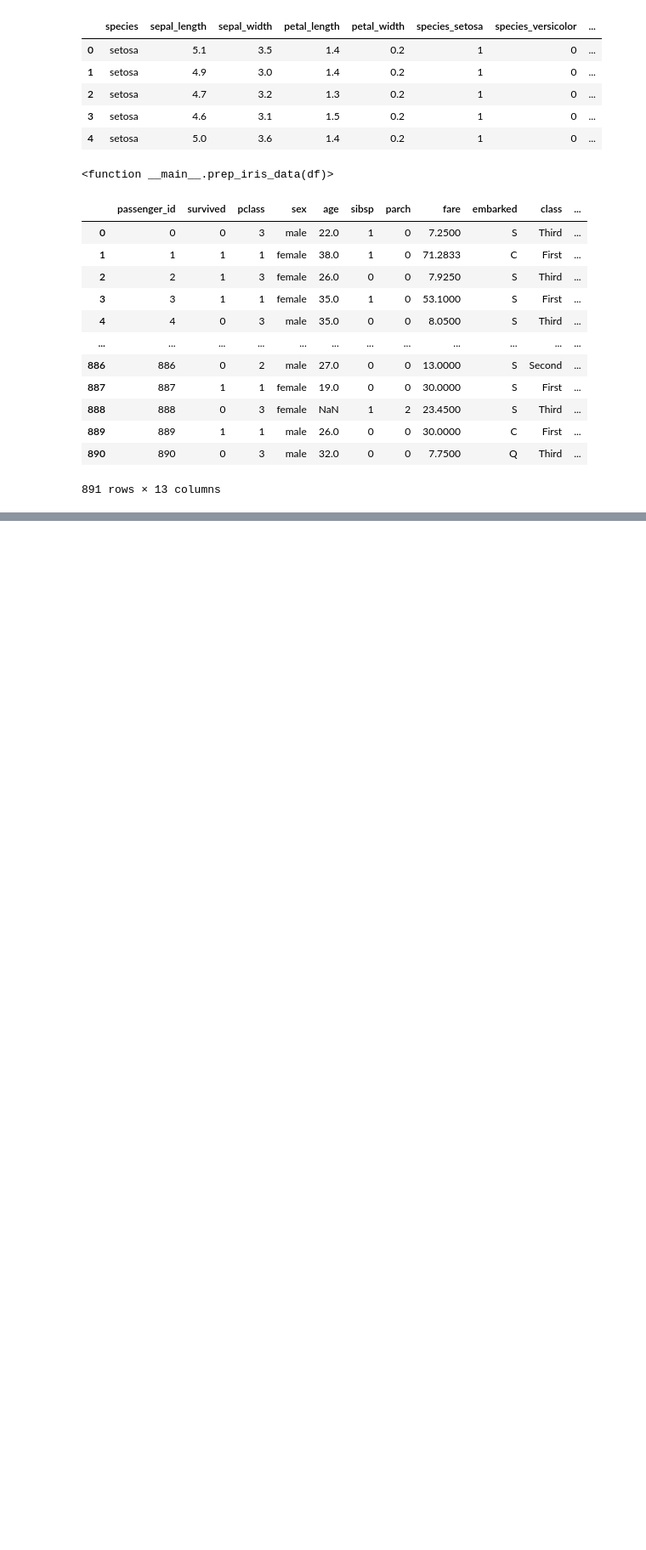
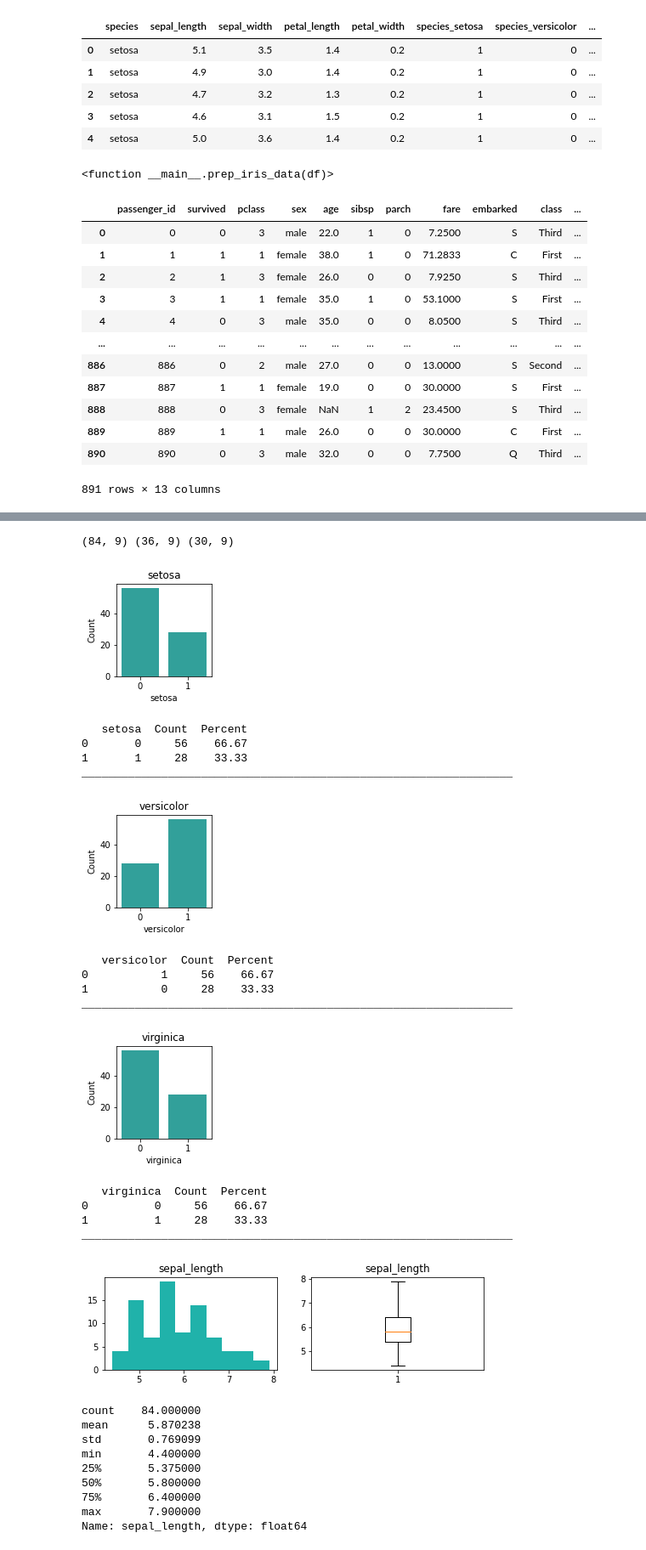
Before and after one commit to jamesallen0351/classification-exercises, a Jupyter notebook: classification_exercises.ipynb, the cells around one changed output, grey strips where cells are left out. Shown at 85% size. Saved outputs shown, nothing was run; the diff lists cells and outputs as text; code cells hidden in the pictures; blank space fills up the shorter version.

Commit message:
add explore_exercises and update classification_exercises

```diff
--- a/classification_exercises.ipynb
+++ b/classification_exercises.ipynb
@@ -379,0 +381,37 @@ print(train.shape, validate.shape, test.shape)
+# %%
+print(train.shape, validate.shape, test.shape)
+# %% [output]
+(84, 9) (36, 9) (30, 9)
+# %%
+# 2. Univariate Stats
+
+cat_var = ['setosa', 'versicolor', 'virginica']
+quant_var = ['sepal_length', 'sepal_width', 'petal_width', 'measurement_id']
+
+explore.explore_univariate(train, cat_var, quant_var)
+# %% [output]
+[figure, added]
+   setosa  Count  Percent
+0       0     56    66.67
+1       1     28    33.33
+_________________________________________________________________
+[figure, added]
+   versicolor  Count  Percent
+0           1     56    66.67
+1           0     28    33.33
+_________________________________________________________________
+[figure, added]
+   virginica  Count  Percent
+0          0     56    66.67
+1          1     28    33.33
+_________________________________________________________________
+[figure, added]
+count    84.000000
+mean      5.870238
+std       0.769099
+min       4.400000
+25%       5.375000
+50%       5.800000
+75%       6.400000
+max       7.900000
+Name: sepal_length, dtype: float64
```
Also changed, not shown: parts of 42 cells of this notebook, 1 other file.
